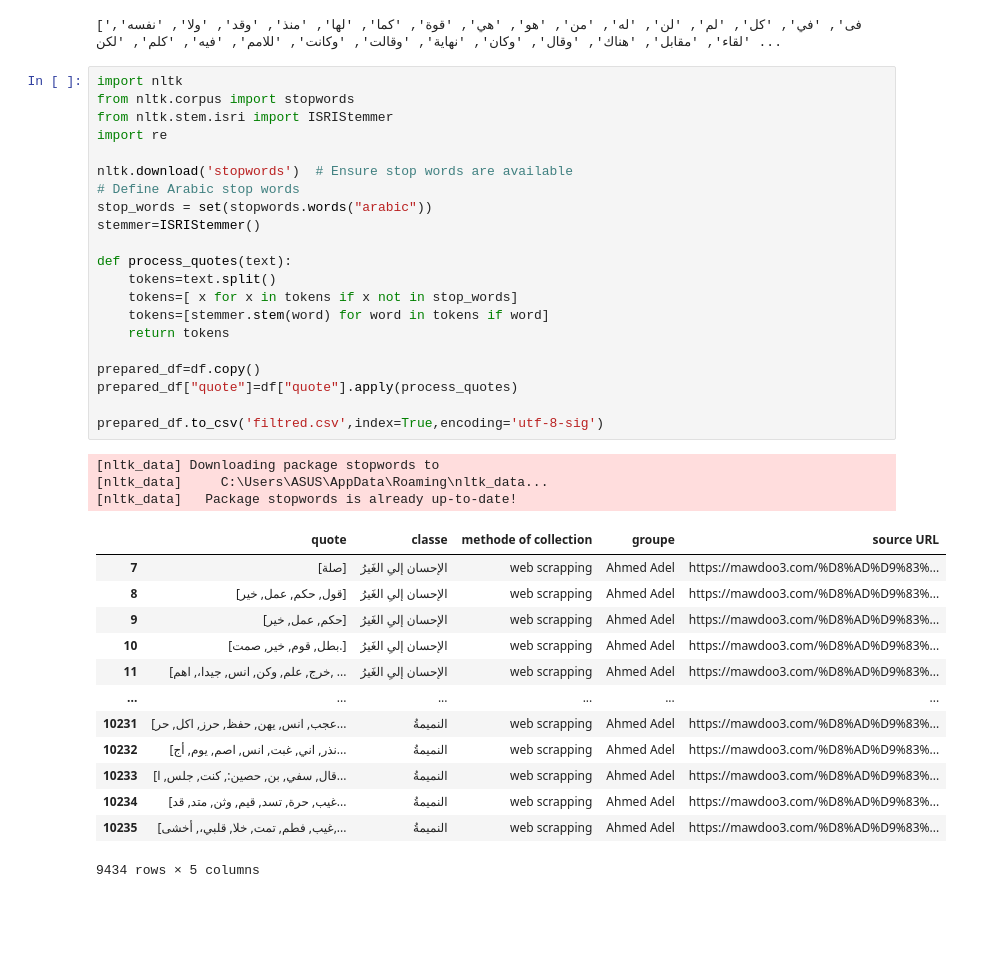
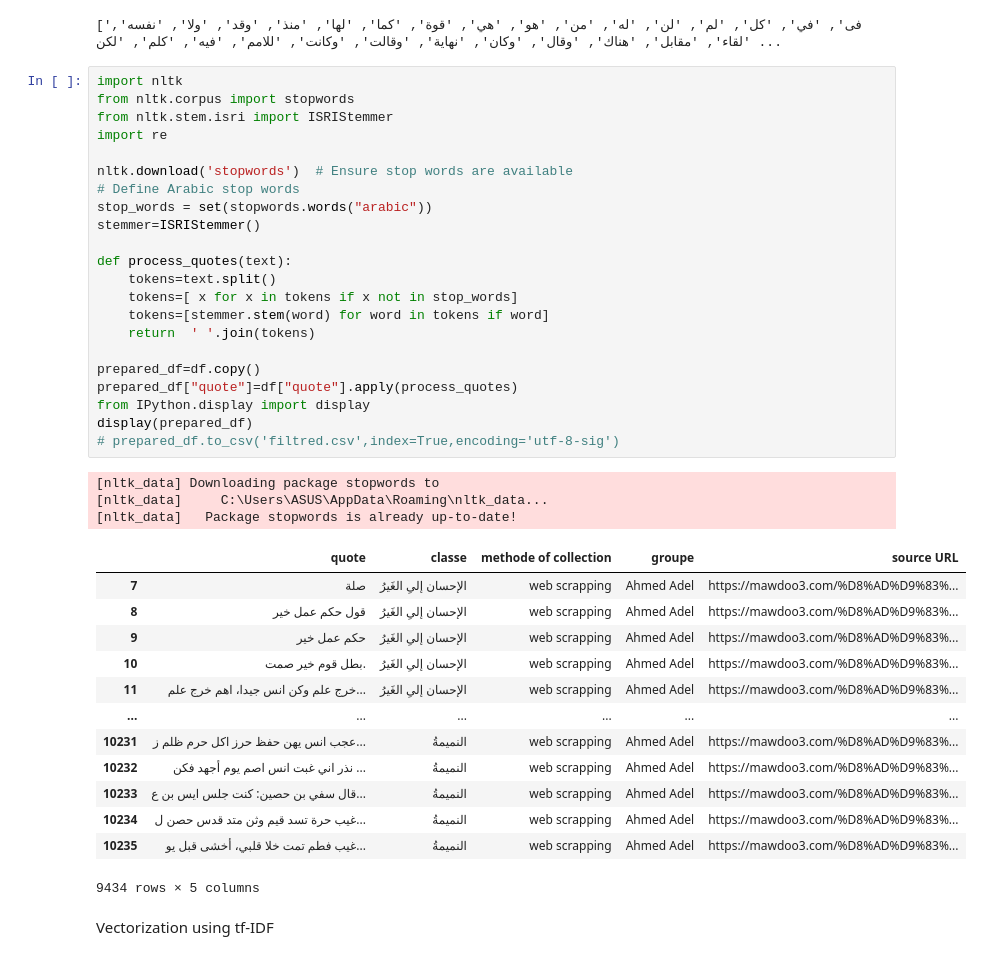
Before and after one commit to mouhebboubaker/Machine-learning-project, a Jupyter notebook: dataPreparation.ipynb, the cells around one changed output. Cells and saved outputs as stored; diff of their text form; blank space fills up the shorter version.

```diff
--- a/dataPreparation.ipynb
+++ b/dataPreparation.ipynb
@@ -121,38 +121,41 @@ print(stop_words)
 # %%
 import nltk
 from nltk.corpus import stopwords
 from nltk.stem.isri import ISRIStemmer
 import re
 
 nltk.download('stopwords')  # Ensure stop words are available
 # Define Arabic stop words
 stop_words = set(stopwords.words("arabic"))
 stemmer=ISRIStemmer()
 
 def process_quotes(text):
     tokens=text.split()
     tokens=[ x for x in tokens if x not in stop_words]
     tokens=[stemmer.stem(word) for word in tokens if word]
-    return tokens
+    return  ' '.join(tokens)
 
 prepared_df=df.copy()
 prepared_df["quote"]=df["quote"].apply(process_quotes)
-
-prepared_df.to_csv('filtred.csv',index=True,encoding='utf-8-sig')
+from IPython.display import display
+display(prepared_df)
+# prepared_df.to_csv('filtred.csv',index=True,encoding='utf-8-sig')
 # %% [output]
 [nltk_data] Downloading package stopwords to
 [nltk_data]     C:\Users\ASUS\AppData\Roaming\nltk_data...
 [nltk_data]   Package stopwords is already up-to-date!
 |  | quote | classe | methode of collection | groupe | source URL |
-| 7 | [صلة] | اﻹحسان إلىِ الغَيرُ | web scrapping | Ahmed Adel | https://mawdoo3.com/%D8%AD%D9%83%... |
-| 8 | [قول, حكم, عمل, خير] | اﻹحسان إلىِ الغَيرُ | web scrapping | Ahmed Adel | https://mawdoo3.com/%D8%AD%D9%83%... |
-| 9 | [حكم, عمل, خير] | اﻹحسان إلىِ الغَيرُ | web scrapping | Ahmed Adel | https://mawdoo3.com/%D8%AD%D9%83%... |
-| 10 | [بطل, قوم, خير, صمت.] | اﻹحسان إلىِ الغَيرُ | web scrapping | Ahmed Adel | https://mawdoo3.com/%D8%AD%D9%83%... |
-| 11 | [خرج, علم, وكن, انس, جيدا،, اهم, ... | اﻹحسان إلىِ الغَيرُ | web scrapping | Ahmed Adel | https://mawdoo3.com/%D8%AD%D9%83%... |
+| 7 | صلة | اﻹحسان إلىِ الغَيرُ | web scrapping | Ahmed Adel | https://mawdoo3.com/%D8%AD%D9%83%... |
+| 8 | قول حكم عمل خير | اﻹحسان إلىِ الغَيرُ | web scrapping | Ahmed Adel | https://mawdoo3.com/%D8%AD%D9%83%... |
+| 9 | حكم عمل خير | اﻹحسان إلىِ الغَيرُ | web scrapping | Ahmed Adel | https://mawdoo3.com/%D8%AD%D9%83%... |
+| 10 | بطل قوم خير صمت. | اﻹحسان إلىِ الغَيرُ | web scrapping | Ahmed Adel | https://mawdoo3.com/%D8%AD%D9%83%... |
+| 11 | خرج علم وكن انس جيدا، اهم خرج علم... | اﻹحسان إلىِ الغَيرُ | web scrapping | Ahmed Adel | https://mawdoo3.com/%D8%AD%D9%83%... |
 | ... | ... | ... | ... | ... | ... |
-| 10231 | [عجب, انس, يهن, حفظ, حرز, اكل, حر... | النميمةُ | web scrapping | Ahmed Adel | https://mawdoo3.com/%D8%AD%D9%83%... |
-| 10232 | [نذر, اني, غبت, انس, اصم, يوم, أج... | النميمةُ | web scrapping | Ahmed Adel | https://mawdoo3.com/%D8%AD%D9%83%... |
-| 10233 | [قال, سفي, بن, حصين:, كنت, جلس, ا... | النميمةُ | web scrapping | Ahmed Adel | https://mawdoo3.com/%D8%AD%D9%83%... |
-| 10234 | [غيب, حرة, تسد, قيم, وثن, متد, قد... | النميمةُ | web scrapping | Ahmed Adel | https://mawdoo3.com/%D8%AD%D9%83%... |
-| 10235 | [غيب, فطم, تمت, خلا, قلبي،, أخشى,... | النميمةُ | web scrapping | Ahmed Adel | https://mawdoo3.com/%D8%AD%D9%83%... |
+| 10231 | عجب انس يهن حفظ حرز اكل حرم ظلم ز... | النميمةُ | web scrapping | Ahmed Adel | https://mawdoo3.com/%D8%AD%D9%83%... |
+| 10232 | نذر اني غبت انس اصم يوم أجهد فكن ... | النميمةُ | web scrapping | Ahmed Adel | https://mawdoo3.com/%D8%AD%D9%83%... |
+| 10233 | قال سفي بن حصين: كنت جلس ايس بن ع... | النميمةُ | web scrapping | Ahmed Adel | https://mawdoo3.com/%D8%AD%D9%83%... |
+| 10234 | غيب حرة تسد قيم وثن متد قدس حصن ل... | النميمةُ | web scrapping | Ahmed Adel | https://mawdoo3.com/%D8%AD%D9%83%... |
+| 10235 | غيب فطم تمت خلا قلبي، أخشى قبل يو... | النميمةُ | web scrapping | Ahmed Adel | https://mawdoo3.com/%D8%AD%D9%83%... |
 9434 rows × 5 columns
+# %% [markdown]
+Vectorization using tf-IDF
```
Also changed, not shown: parts of 5 cells of this notebook, 1 other file.
